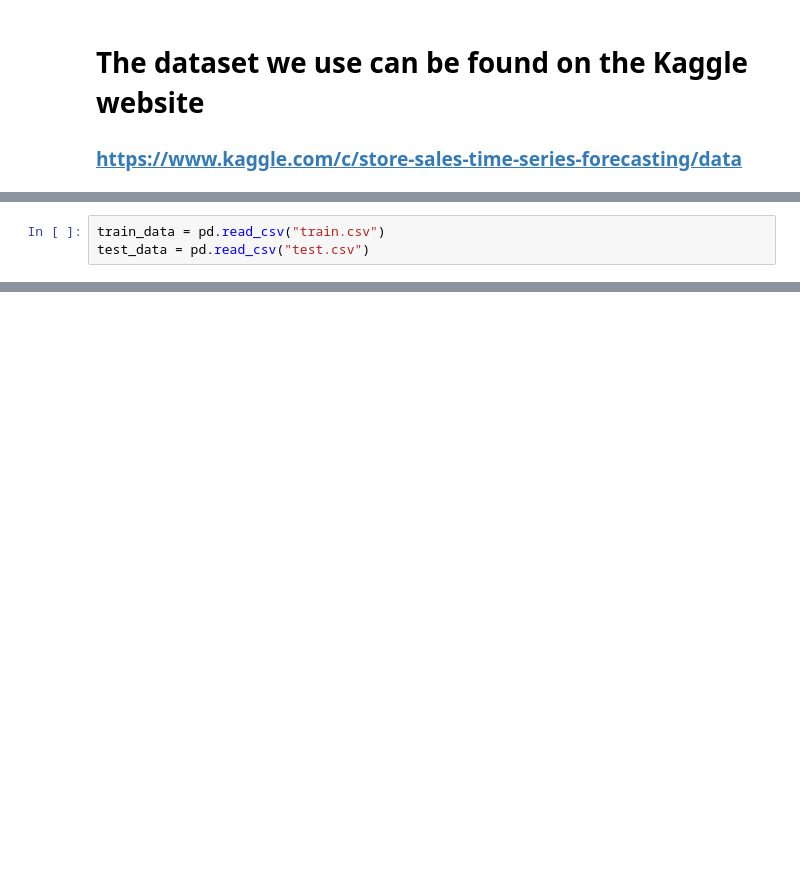
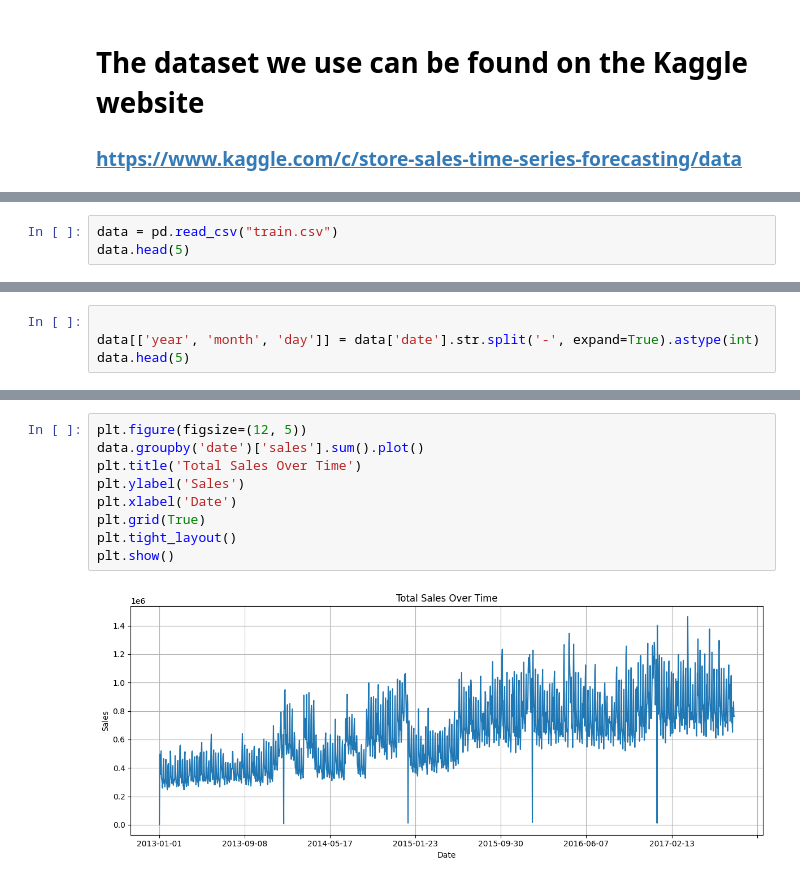
Before and after one commit to gregloos/Store-Sales-Forecasting, a Jupyter notebook: forecasting.ipynb, the cells around one changed output, grey strips where cells are left out. Saved outputs shown, nothing was run; the diff lists cells and outputs as text; blank space fills up the shorter version.

Commit message:
Completed EDA with plots and markdown descriptions

```diff
--- a/forecasting.ipynb
+++ b/forecasting.ipynb
@@ -6,0 +9,3 @@ import matplotlib.pyplot as plt
+# %%
+data = pd.read_csv("train.csv")
+data.head(5)
@@ -7,3 +22,4 @@ import matplotlib.pyplot as plt
 # %%
-train_data = pd.read_csv("train.csv")
-test_data = pd.read_csv("test.csv")
+
+data[['year', 'month', 'day']] = data['date'].str.split('-', expand=True).astype(int)
+data.head(5)
@@ -18,0 +50,11 @@ train_data.head(5)
+# %%
+plt.figure(figsize=(12, 5))
+data.groupby('date')['sales'].sum().plot()
+plt.title('Total Sales Over Time')
+plt.ylabel('Sales')
+plt.xlabel('Date')
+plt.grid(True)
+plt.tight_layout()
+plt.show()
+# %% [output]
+[figure, added]
```
Also changed, not shown: parts of 13 cells of this notebook.
